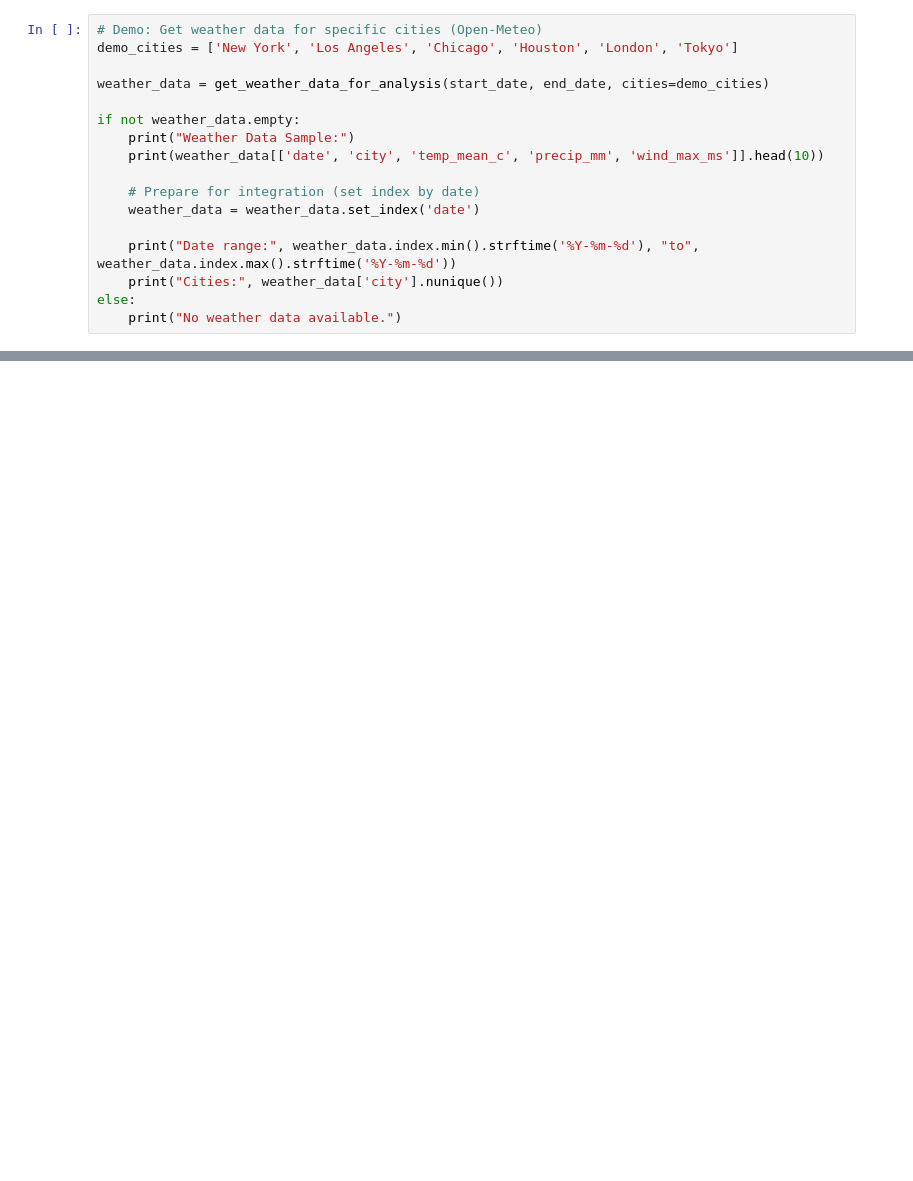
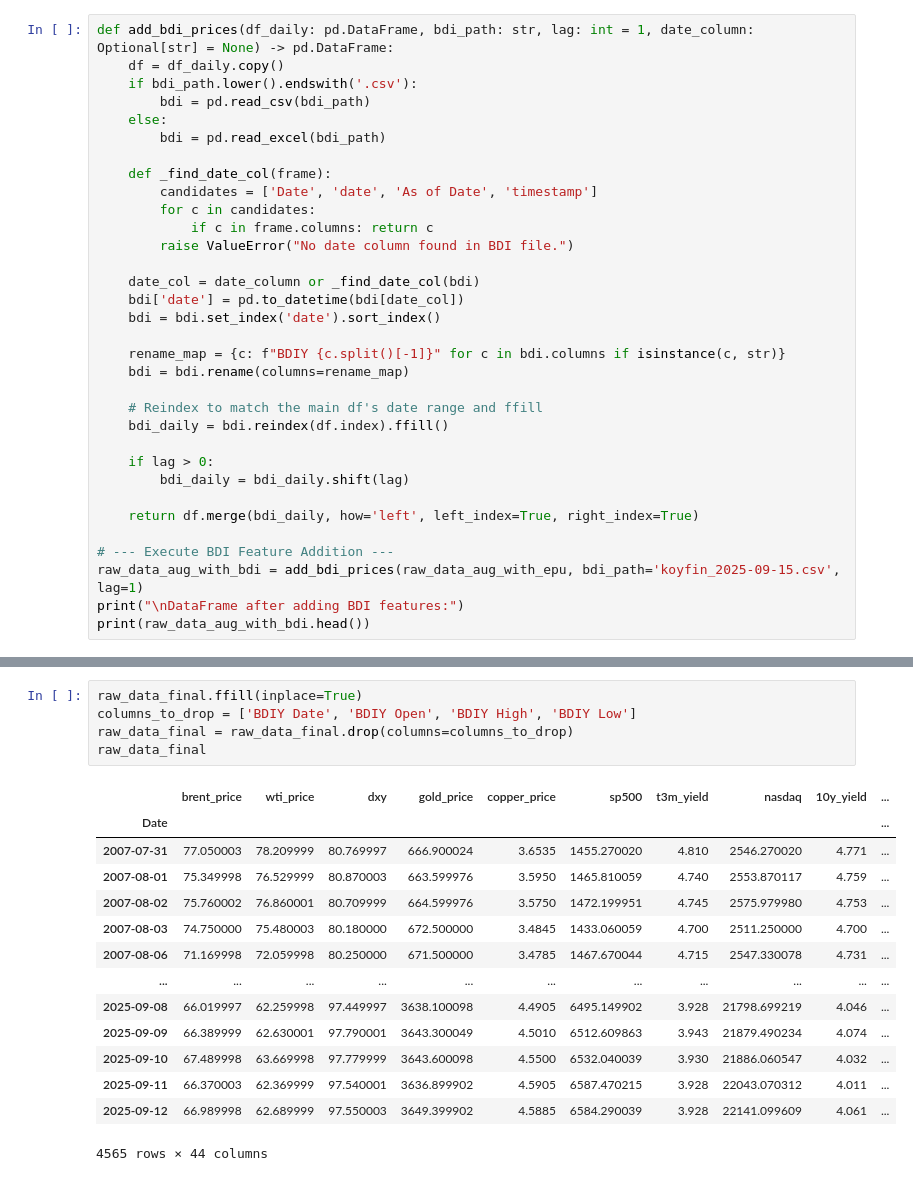
Before and after one commit to Al-Samneh/OilForecast, a Jupyter notebook: oilforecast.ipynb, the cells around one changed output, grey strips where cells are left out. Drawn from its saved outputs; the diff is of its cells as text; blank space fills up the shorter version.

```diff
--- a/oilforecast.ipynb
+++ b/oilforecast.ipynb
@@ -238,18 +532,34 @@ Example: Getting weather data for major US cities (last 30 days)
 # %%
-# Demo: Get weather data for specific cities (Open-Meteo)
-demo_cities = ['New York', 'Los Angeles', 'Chicago', 'Houston', 'London', 'Tokyo']
+def add_bdi_prices(df_daily: pd.DataFrame, bdi_path: str, lag: int = 1, date_column: Optional[str] = None) -> pd.DataFrame:
+    df = df_daily.copy()
+    if bdi_path.lower().endswith('.csv'):
+        bdi = pd.read_csv(bdi_path)
+    else:
+        bdi = pd.read_excel(bdi_path)
 
-weather_data = get_weather_data_for_analysis(start_date, end_date, cities=demo_cities)
+    def _find_date_col(frame):
+        candidates = ['Date', 'date', 'As of Date', 'timestamp']
+        for c in candidates:
+            if c in frame.columns: return c
+        raise ValueError("No date column found in BDI file.")
 
-if not weather_data.empty:
-    print("Weather Data Sample:")
-    print(weather_data[['date', 'city', 'temp_mean_c', 'precip_mm', 'wind_max_ms']].head(10))
+    date_col = date_column or _find_date_col(bdi)
+    bdi['date'] = pd.to_datetime(bdi[date_col])
+    bdi = bdi.set_index('date').sort_index()
 
-    # Prepare for integration (set index by date)
-    weather_data = weather_data.set_index('date')
+    rename_map = {c: f"BDIY {c.split()[-1]}" for c in bdi.columns if isinstance(c, str)}
+    bdi = bdi.rename(columns=rename_map)
 
-    print("Date range:", weather_data.index.min().strftime('%Y-%m-%d'), "to", weather_data.index.max().strftime('%Y-%m-%d'))
-    print("Cities:", weather_data['city'].nunique())
-else:
-    print("No weather data available.")
+    # Reindex to match the main df's date range and ffill
+    bdi_daily = bdi.reindex(df.index).ffill()
+
+    if lag > 0:
+        bdi_daily = bdi_daily.shift(lag)
+
+    return df.merge(bdi_daily, how='left', left_index=True, right_index=True)
+
+# --- Execute BDI Feature Addition ---
+raw_data_aug_with_bdi = add_bdi_prices(raw_data_aug_with_epu, bdi_path='koyfin_2025-09-15.csv', lag=1)
+print("\nDataFrame after adding BDI features:")
+print(raw_data_aug_with_bdi.head())
 # %% [output]
@@ -434,0 +713,20 @@ TypeError: merge_daily_brd_features() missing 1 required positional argument: 'b
+# %%
+raw_data_final.ffill(inplace=True)
+columns_to_drop = ['BDIY Date', 'BDIY Open', 'BDIY High', 'BDIY Low']
+raw_data_final = raw_data_final.drop(columns=columns_to_drop)
+raw_data_final
+# %% [output]
+|  | brent_price | wti_price | dxy | gold_price | copper_price | sp500 | t3m_yield | nasdaq | 10y_yield | ... |
+| Date |  |  |  |  |  |  |  |  |  | ... |
+| 2007-07-31 | 77.050003 | 78.209999 | 80.769997 | 666.900024 | 3.6535 | 1455.270020 | 4.810 | 2546.270020 | 4.771 | ... |
+| 2007-08-01 | 75.349998 | 76.529999 | 80.870003 | 663.599976 | 3.5950 | 1465.810059 | 4.740 | 2553.870117 | 4.759 | ... |
+| 2007-08-02 | 75.760002 | 76.860001 | 80.709999 | 664.599976 | 3.5750 | 1472.199951 | 4.745 | 2575.979980 | 4.753 | ... |
+| 2007-08-03 | 74.750000 | 75.480003 | 80.180000 | 672.500000 | 3.4845 | 1433.060059 | 4.700 | 2511.250000 | 4.700 | ... |
+| 2007-08-06 | 71.169998 | 72.059998 | 80.250000 | 671.500000 | 3.4785 | 1467.670044 | 4.715 | 2547.330078 | 4.731 | ... |
+| ... | ... | ... | ... | ... | ... | ... | ... | ... | ... | ... |
+| 2025-09-08 | 66.019997 | 62.259998 | 97.449997 | 3638.100098 | 4.4905 | 6495.149902 | 3.928 | 21798.699219 | 4.046 | ... |
+| 2025-09-09 | 66.389999 | 62.630001 | 97.790001 | 3643.300049 | 4.5010 | 6512.609863 | 3.943 | 21879.490234 | 4.074 | ... |
+| 2025-09-10 | 67.489998 | 63.669998 | 97.779999 | 3643.600098 | 4.5500 | 6532.040039 | 3.930 | 21886.060547 | 4.032 | ... |
+| 2025-09-11 | 66.370003 | 62.369999 | 97.540001 | 3636.899902 | 4.5905 | 6587.470215 | 3.928 | 22043.070312 | 4.011 | ... |
+| 2025-09-12 | 66.989998 | 62.689999 | 97.550003 | 3649.399902 | 4.5885 | 6584.290039 | 3.928 | 22141.099609 | 4.061 | ... |
+4565 rows × 44 columns
```
Also changed, not shown: parts of 28 cells of this notebook.
